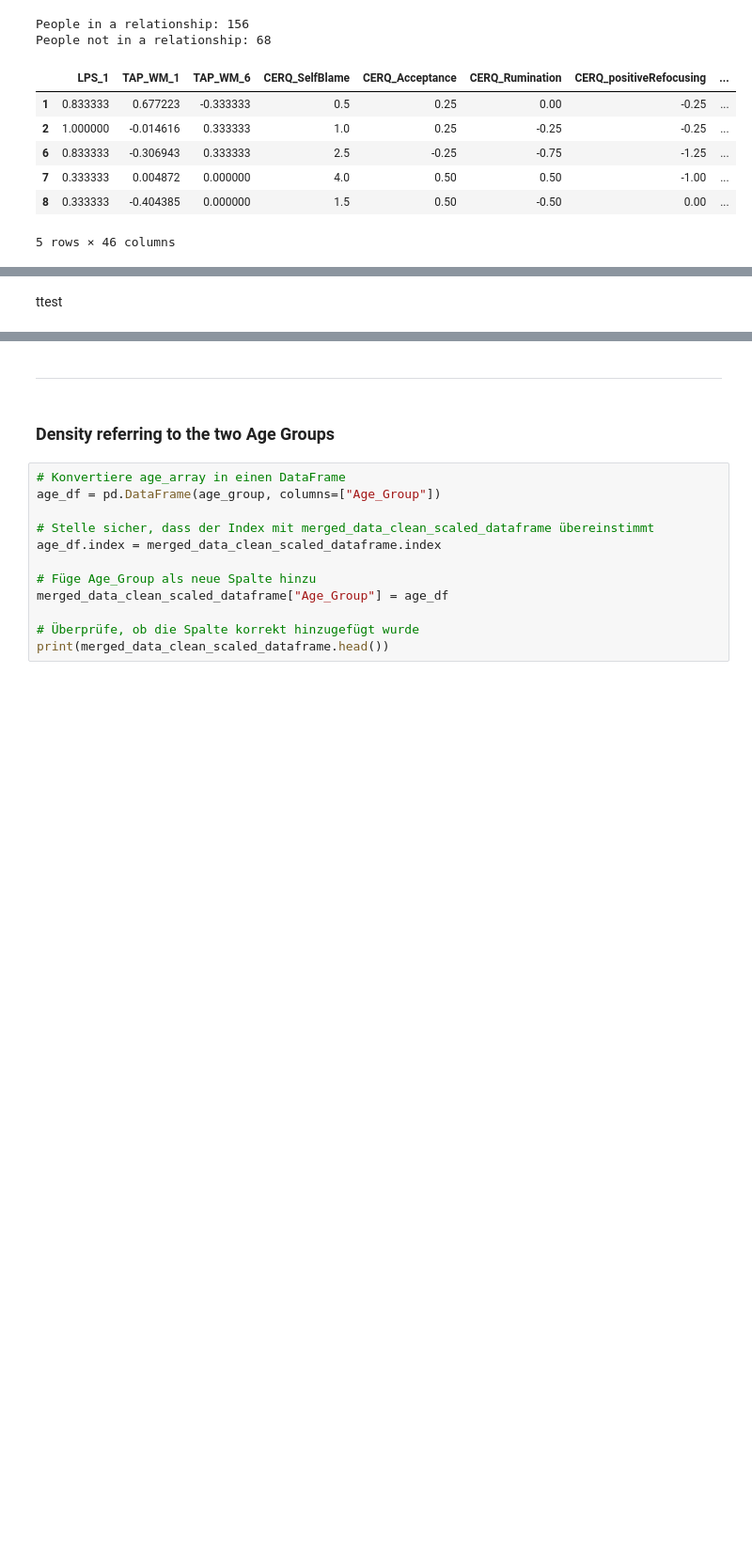
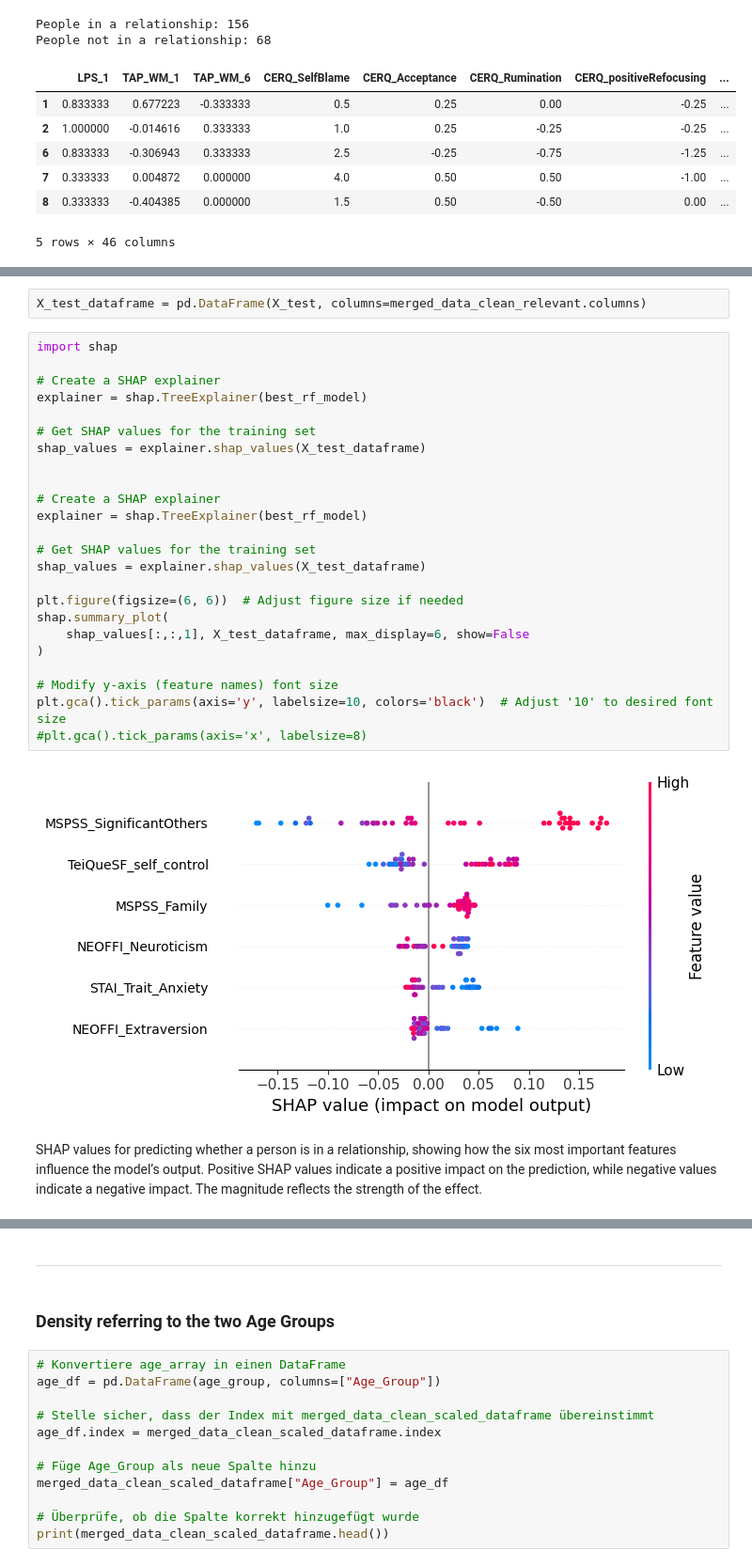
Before and after one commit to nicola1702/LEMON-Love-Predictor, a Jupyter notebook: code/model_training.ipynb, the cells around one changed output, grey strips where cells are left out. Shown at 94% size. Cells and saved outputs as stored; diff of their text form; blank space fills up the shorter version.

```diff
--- a/code/model_training.ipynb
+++ b/code/model_training.ipynb
@@ -388,2 +366,30 @@ Top 3 Features for Analysis: ['MSPSS_SignificantOthers', 'TeiQueSF_self_control'
-# %% [markdown]
-ttest
+# %%
+X_test_dataframe = pd.DataFrame(X_test, columns=merged_data_clean_relevant.columns)
+# %%
+import shap
+
+# Create a SHAP explainer
+explainer = shap.TreeExplainer(best_rf_model)
+
+# Get SHAP values for the training set
+shap_values = explainer.shap_values(X_test_dataframe)
+
+
+# Create a SHAP explainer
+explainer = shap.TreeExplainer(best_rf_model)
+
+# Get SHAP values for the training set
+shap_values = explainer.shap_values(X_test_dataframe)
+
+plt.figure(figsize=(6, 6))  # Adjust figure size if needed
+shap.summary_plot(
+    shap_values[:,:,1], X_test_dataframe, max_display=6, show=False
+)
+
+# Modify y-axis (feature names) font size
+plt.gca().tick_params(axis='y', labelsize=10, colors='black')  # Adjust '10' to desired font size
+#plt.gca().tick_params(axis='x', labelsize=8)
+# %% [output]
+[figure, added]
+# %% [markdown]
+SHAP values for predicting whether a person is in a relationship, showing how the six most important features influence the model’s output. Positive SHAP values indicate a positive impact on the prediction, while negative values indicate a negative impact. The magnitude reflects the strength of the effect.
```
Also changed, not shown: parts of 24 cells of this notebook, 2 other files.
